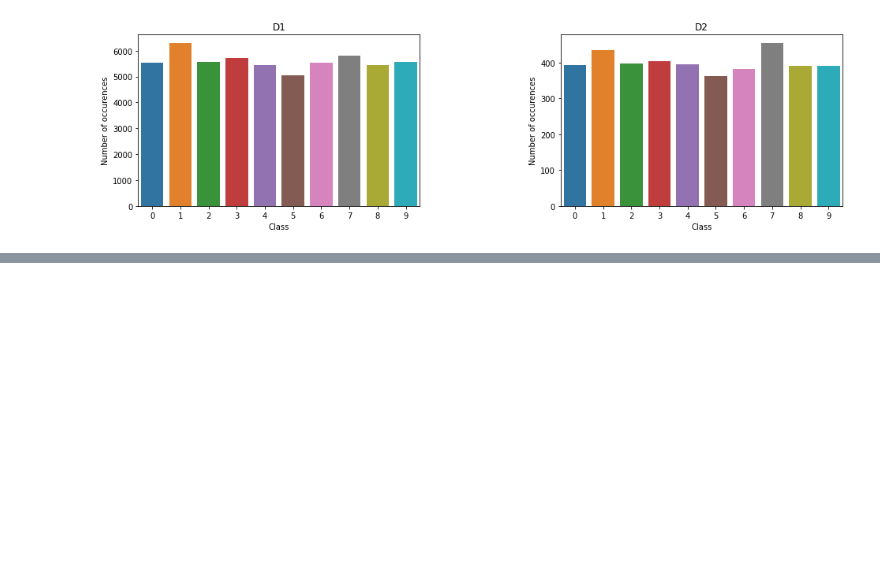
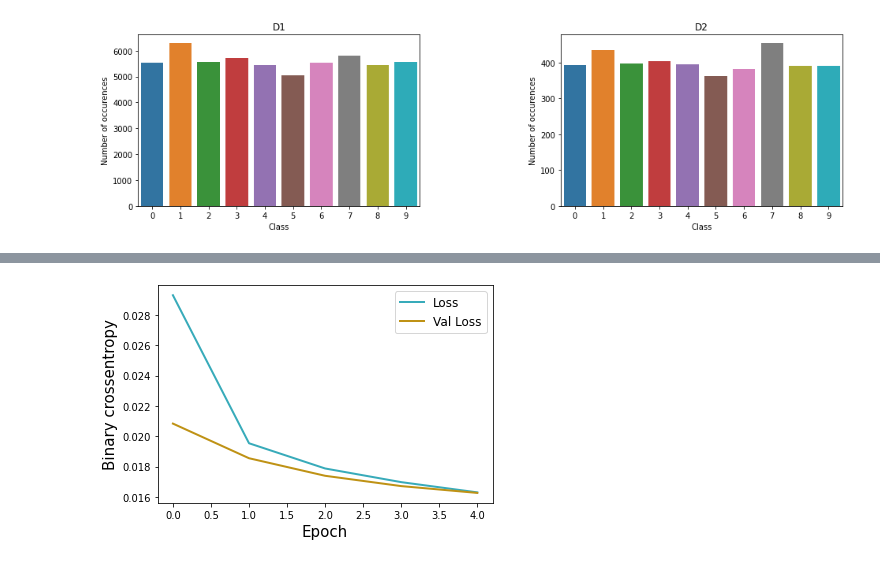
Before and after one commit to markusmkim/DL-Autoencoder, a Jupyter notebook: main.ipynb, the cells around one changed output, grey strips where cells are left out. Cells and saved outputs as stored; diff of their text form; code cells hidden in the pictures; blank space fills up the shorter version.

```diff
--- a/main.ipynb
+++ b/main.ipynb
@@ -103,4 +117,9 @@ autoencoder.fit(x_train_d1, x_train_d1, epochs=1, batch_size=64, validation_data
 <tensorflow.python.keras.callbacks.History at 0x...>
+# %%
+from utils.visualize import plot_logs
+plot_logs("Autoencoder training", [logs_autoencoder], "loss", ["Loss"], "Binary crossentropy")
+# %% [output]
+[figure, added]
 # %%
 from utils.visualize import show_image_chunks
 transformed_images = autoencoder.predict(x_test).reshape((len(x_test), 28, 28))
```
Also changed, not shown: parts of 11 cells of this notebook, 3 other files.
